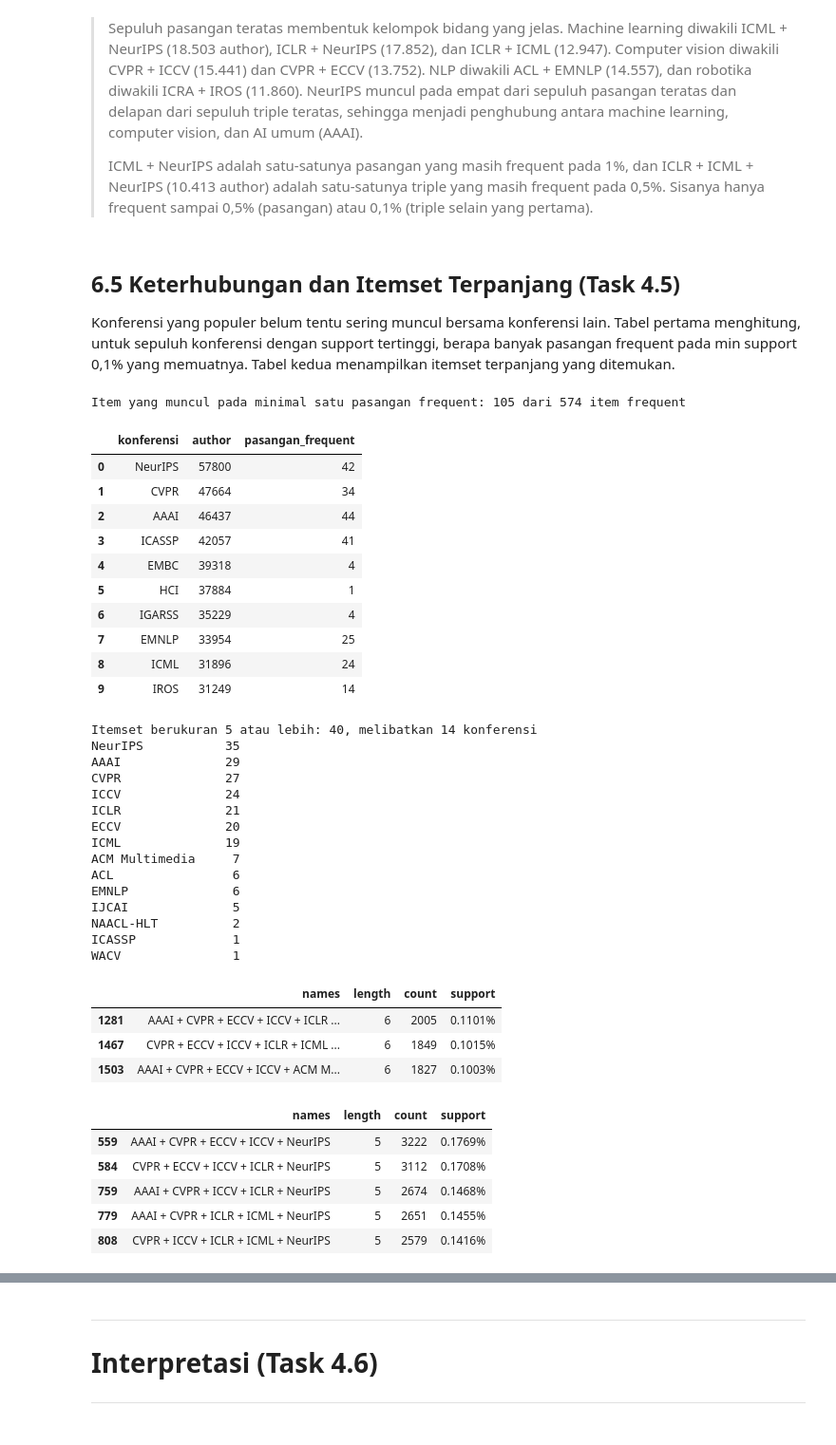
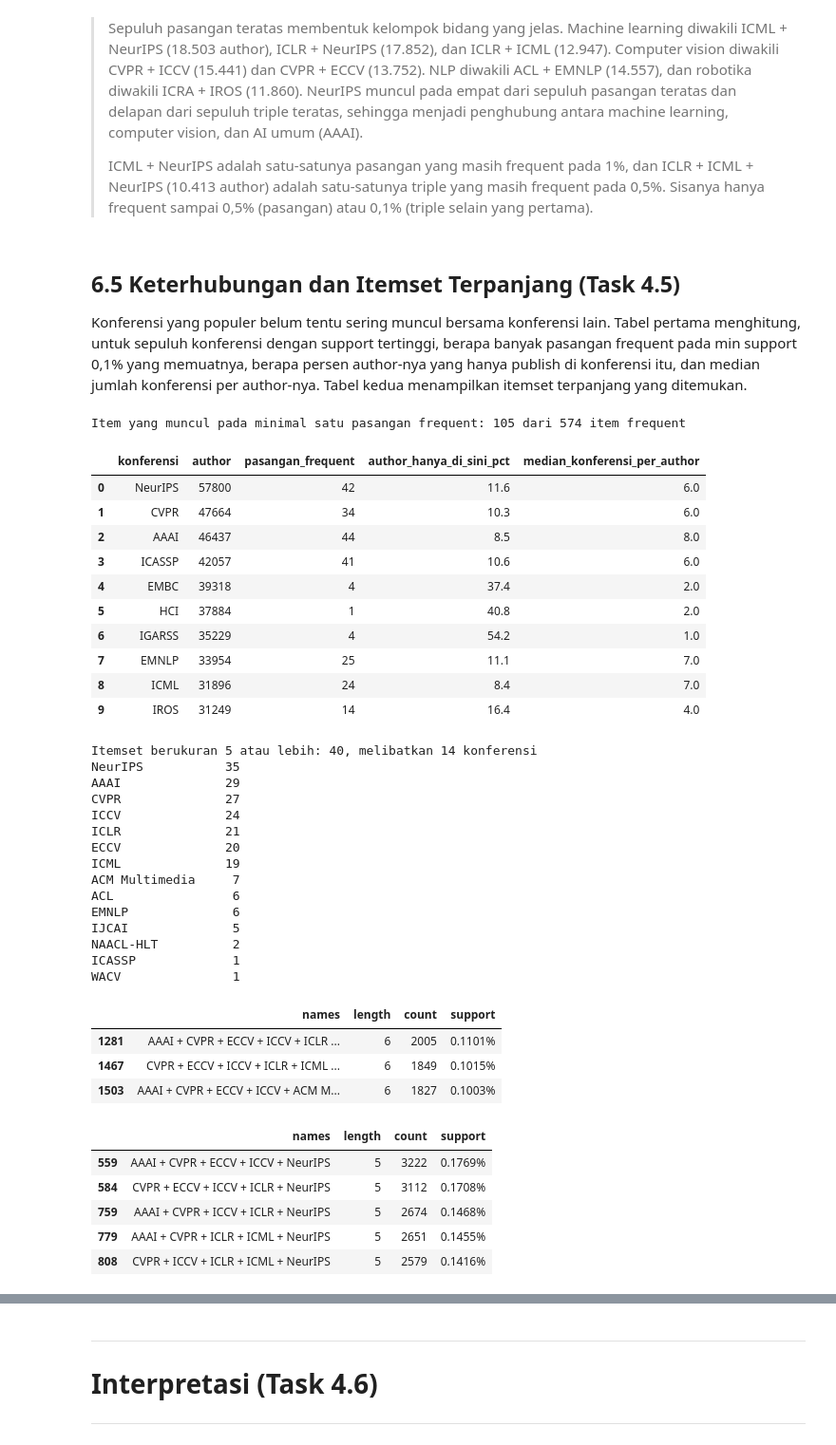
Before and after one commit to mahesa005/conference-pattern-mining-dblp, a Jupyter notebook: notebooks/04_fpgrowth.ipynb, the cells around one changed output, grey strips where cells are left out. Shown at 95% size. Saved outputs shown, nothing was run; the diff lists cells and outputs as text; code cells hidden in the pictures.

```diff
--- a/notebooks/04_fpgrowth.ipynb
+++ b/notebooks/04_fpgrowth.ipynb
@@ -508,40 +506,43 @@ save_fig(fig, "t4_fpgrowth_pasangan_teratas.png")
 # %% [markdown]
 ## 6.5 Keterhubungan dan Itemset Terpanjang (Task 4.5)
 
-Konferensi yang populer belum tentu sering muncul bersama konferensi lain. Tabel pertama menghitung, untuk sepuluh konferensi dengan support tertinggi, berapa banyak pasangan frequent pada min support 0,1% yang memuatnya. Tabel kedua menampilkan itemset terpanjang yang ditemukan.
+Konferensi yang populer belum tentu sering muncul bersama konferensi lain. Tabel pertama menghitung, untuk sepuluh konferensi dengan support tertinggi, berapa banyak pasangan frequent pada min support 0,1% yang memuatnya, berapa persen author-nya yang hanya publish di konferensi itu, dan median jumlah konferensi per author-nya. Tabel kedua menampilkan itemset terpanjang yang ditemukan.
 # %%
 pair_items = base[base["length"] == 2]["itemset"]
 degree = pd.Series([i for s in pair_items for i in s]).value_counts()
 top_items = base[base["length"] == 1].head(CFG.TOP_K)
 connect = pd.DataFrame({
     "konferensi": top_items["names"].to_numpy(),
     "author": top_items["count"].to_numpy(),
     "pasangan_frequent": [int(degree.get(s[0], 0)) for s in top_items["itemset"]],
 })
+breadth = [np.fromiter((len(t) for t in transactions if s[0] in t), dtype=np.int32) for s in top_items["itemset"]]
+connect["author_hanya_di_sini_pct"] = [round(float((b == 1).mean()) * 100, 1) for b in breadth]
+connect["median_konferensi_per_author"] = [float(np.median(b)) for b in breadth]
 save_table(connect, "t4_fpgrowth_keterhubungan_top10.csv", index=False)
 print(f"Item yang muncul pada minimal satu pasangan frequent: {degree.size} dari {(base['length'] == 1).sum()} item frequent")
 display(connect)
 
 longest = base[base["length"] >= 5][["names", "length", "count", "support"]]
 save_table(longest, "t4_fpgrowth_itemset_terpanjang.csv", index=False)
 venue_freq = pd.Series([v for s in longest["names"] for v in s.split(" + ")]).value_counts()
 print(f"Itemset berukuran 5 atau lebih: {len(longest)}, melibatkan {venue_freq.size} konferensi")
 print(venue_freq.to_string())
 display(longest[longest["length"] == longest["length"].max()].style.format({"support": "{:.4%}"}))
 display(longest[longest["length"] == 5].head(CFG.TOP_K // 2).style.format({"support": "{:.4%}"}))
 # %% [output]
 Item yang muncul pada minimal satu pasangan frequent: 105 dari 574 item frequent
-|  | konferensi | author | pasangan_frequent |
-| 0 | NeurIPS | 57800 | 42 |
-| 1 | CVPR | 47664 | 34 |
-| 2 | AAAI | 46437 | 44 |
-| 3 | ICASSP | 42057 | 41 |
-| 4 | EMBC | 39318 | 4 |
-| 5 | HCI | 37884 | 1 |
-| 6 | IGARSS | 35229 | 4 |
-| 7 | EMNLP | 33954 | 25 |
-| 8 | ICML | 31896 | 24 |
-| 9 | IROS | 31249 | 14 |
+|  | konferensi | author | pasangan_frequent | author_hanya_di_sini_pct | median_konferensi_per_author |
+| 0 | NeurIPS | 57800 | 42 | 11.6 | 6.0 |
+| 1 | CVPR | 47664 | 34 | 10.3 | 6.0 |
+| 2 | AAAI | 46437 | 44 | 8.5 | 8.0 |
+| 3 | ICASSP | 42057 | 41 | 10.6 | 6.0 |
+| 4 | EMBC | 39318 | 4 | 37.4 | 2.0 |
+| 5 | HCI | 37884 | 1 | 40.8 | 2.0 |
+| 6 | IGARSS | 35229 | 4 | 54.2 | 1.0 |
+| 7 | EMNLP | 33954 | 25 | 11.1 | 7.0 |
+| 8 | ICML | 31896 | 24 | 8.4 | 7.0 |
+| 9 | IROS | 31249 | 14 | 16.4 | 4.0 |
 Itemset berukuran 5 atau lebih: 40, melibatkan 14 konferensi
 NeurIPS           35
 AAAI              29
```
Also changed, not shown: parts of 6 cells of this notebook, 2 other files.
